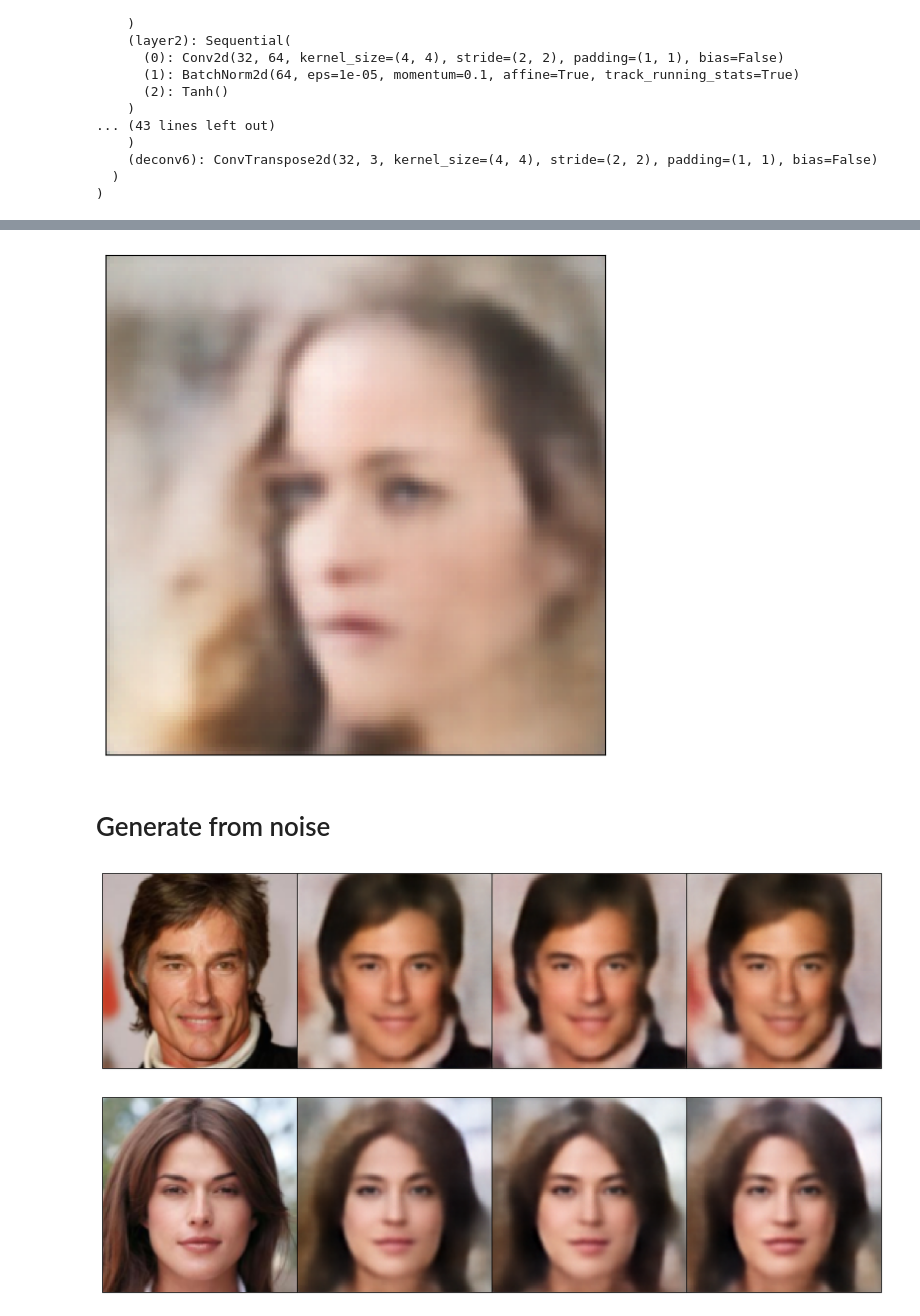
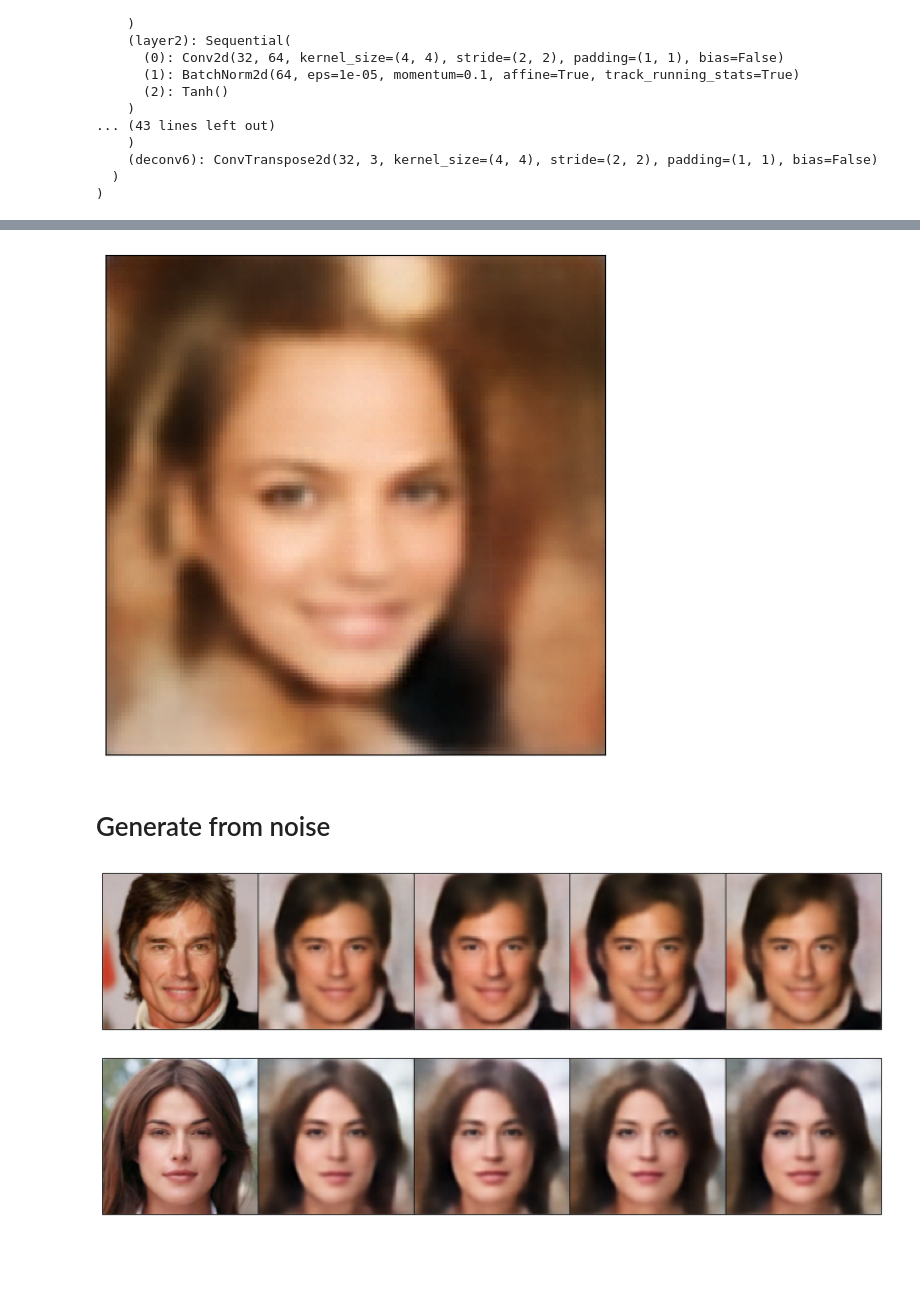
Before and after one commit to artmerinov/VAE, a Jupyter notebook: vae_celeba.ipynb, the cells around one changed output, grey strips where cells are left out. Drawn from its saved outputs; the diff is of its cells as text; code cells hidden in the pictures; blank space fills up the shorter version.

```diff
--- a/vae_celeba.ipynb
+++ b/vae_celeba.ipynb
@@ -27,7 +26,7 @@ img
 # %% [output]
 [figure]
 # %%
-celeba_dataset = CelebaDataset(folder_path='data/celeba_hq_256', transform=transform, augment=augment)
+celeba_dataset = CelebaDataset(folder_path='../../data/celeba_hq_256', transform=transform, augment=augment)
 dataloader = DataLoader(dataset=celeba_dataset, batch_size=64, shuffle=True, num_workers=4, drop_last=True)
 
 # celeba_dataset.__getitem__(0)
@@ -80,7 +79,7 @@ for epoch in range(epochs):
 # Morphing
 # %%
 celeba_dataset_pure = CelebaDataset(
-    folder_path='data/celeba_hq_256',
+    folder_path='../../data/celeba_hq_256',
     transform=transform,
     augment=None
 )
@@ -107,8 +106,8 @@ VAE(
   )
 )
 # %%
-set_random_seed(seed=0)
-imgs = [celeba_dataset_pure[r] for r in random.sample(range(30_000), 10)]
+set_random_seed(seed=2024)
+imgs = [celeba_dataset_pure[r] for r in random.sample(range(30_000), 5)]
 imgs.append(imgs[0])
 
 for img in imgs:
@@ -146,7 +140,7 @@ for img in imgs:
 # %%
 eps = torch.randn_like(mu)
 
-STEPS = 30
+STEPS = 20
 
 decoded = []
 for i in range(len(params) - 1):
@@ -182,35 +176,35 @@ def animate(i):
     return f
 
 ani = FuncAnimation(fig=fig, func=animate, repeat=True, frames=len(decoded))
-ani.save("animation_celeba.gif", dpi=100, writer=PillowWriter(fps=10))
+ani.save("animation_celeba.gif", dpi=50, writer=PillowWriter(fps=10))
 # %% [output]
-[figure, old version]
+[figure, new version]
 # %% [markdown]
 # Generate from noise
 # %%
 set_random_seed(seed=555)
 imgs = [celeba_dataset_pure[r] for r in random.sample(range(30_000), 2)]
 
 with torch.no_grad():
     for img in imgs:
         mu, log_var = model.encoder(img.unsqueeze(0).to(device))
 
-        fig, axes = plt.subplots(1, 4, figsize=(12,3))
+        fig, axes = plt.subplots(1, 5, figsize=(12,3))
         plt.subplots_adjust(top=1, bottom=0, right=1, left=0, hspace=0, wspace=0)
 
         axes[0].imshow(inverse_normalize(img).permute(1,2,0));
         axes[0].set_xticks([])
         axes[0].set_yticks([])
 
-        for i in range(1,4):
+        for i in range(1,5):
 
             eps = torch.randn_like(mu)
             z = mu + torch.exp(0.5*log_var) * eps
             out = model.decoder(z).view(1, 3, 128, 128)
 
             axes[i].imshow(inverse_normalize(out).view(3,128,128).permute(1,2,0));
             axes[i].set_xticks([])
             axes[i].set_yticks([])
 # %% [output]
-[figure, old version]
+[figure, new version]
-[figure, old version]
+[figure, new version]
```
Also changed, not shown: parts of 3 cells of this notebook, 4 other files.
